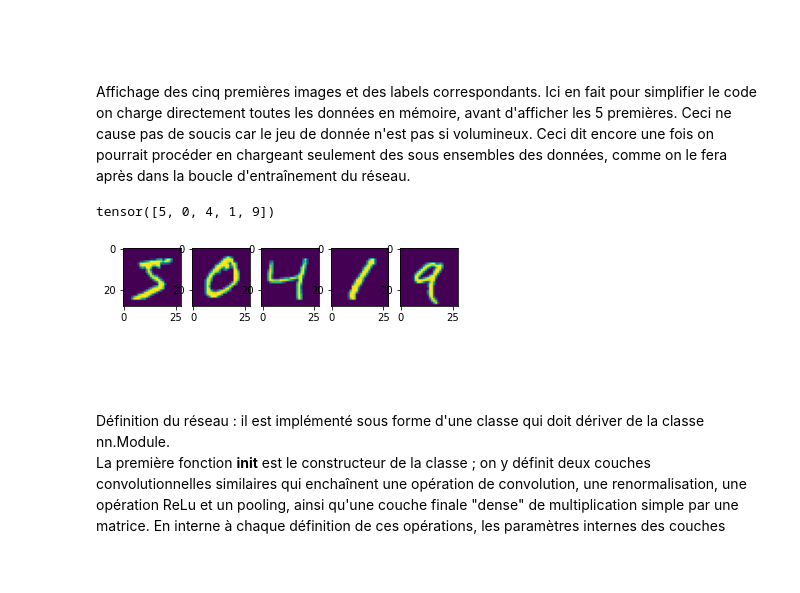
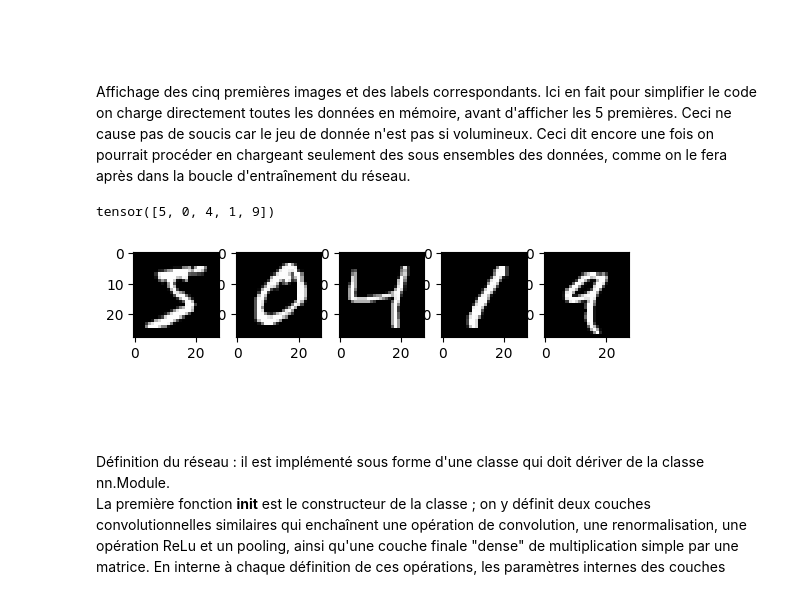
Before and after one commit to joanglaunes/deep_learning_image, a Jupyter notebook: Mnist.ipynb, the cells around one changed output. Cells and saved outputs as stored; diff of their text form; code cells hidden in the pictures; blank space fills up the shorter version.

```diff
--- a/Mnist.ipynb
+++ b/Mnist.ipynb
@@ -77,16 +75,16 @@ Affichage des cinq premières images et des labels correspondants. Ici en fait p
 # %%
 labels = train_dataset.targets
 print(labels[0:5])
 images = train_dataset.data
 import numpy as np
 import matplotlib.pyplot as plt
 for k in range(5):
     plt.subplot(1, 5, k+1)
-    plt.imshow(images[k,:,:])
+    plt.imshow(images[k,:,:], cmap="gray")
 plt.show()
 # %% [output]
 tensor([5, 0, 4, 1, 9])
-[figure, old version]
+[figure, new version]
 # %% [markdown]
 <br>
 <br>
```
Also changed, not shown: parts of 8 cells of this notebook.
